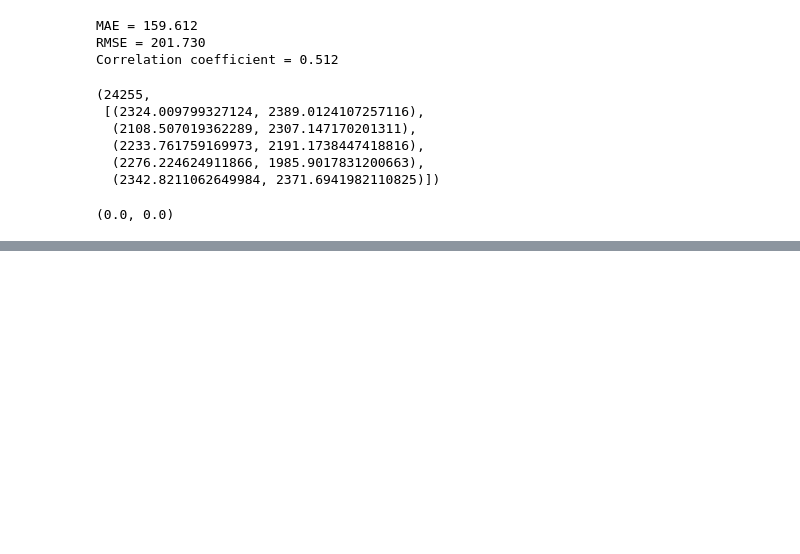
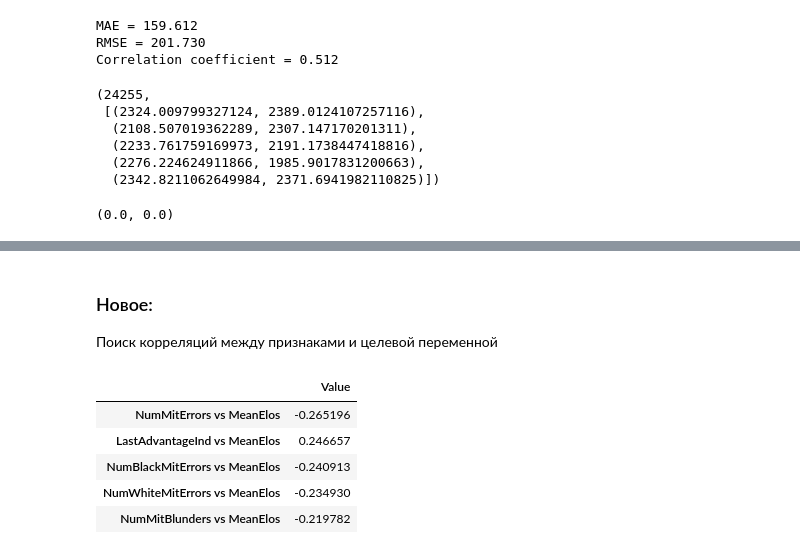
Before and after one commit to polinarod/PredictingRaitings, a Jupyter notebook: feature_processing.ipynb, the cells around one changed output, grey strips where cells are left out. Cells and saved outputs as stored; diff of their text form; code cells hidden in the pictures; blank space fills up the shorter version.

Commit message:
add correlations

```diff
--- a/feature_processing.ipynb
+++ b/feature_processing.ipynb
@@ -640,0 +646,28 @@ features_new
+# %% [markdown]
+### Новое:
+Поиск корреляций между признаками и целевой переменной
+# %%
+from scipy.stats import pearsonr
+
+correlations = {}
+
+target = elos['MeanElos']
+features_name=features.columns.tolist()
+
+for f in features_name:
+    data_temp = features.copy()
+    data_temp['MeanElos']=target
+    x1 = data_temp[f].values
+    x2 = data_temp['MeanElos'].values
+    key = f + ' vs ' + 'MeanElos'
+    correlations[key] = pearsonr(x1,x2)[0]
+
+data_correlations = pd.DataFrame(correlations, index=['Value']).T
+data_correlations.loc[data_correlations['Value'].abs().sort_values(ascending=False).index].head()
+# %% [output]
+|  | Value |
+| NumMitErrors vs MeanElos | -0.265196 |
+| LastAdvantageInd vs MeanElos | 0.246657 |
+| NumBlackMitErrors vs MeanElos | -0.240913 |
+| NumWhiteMitErrors vs MeanElos | -0.234930 |
+| NumMitBlunders vs MeanElos | -0.219782 |
```
Also changed, not shown: parts of 12 cells of this notebook, 3 other files.
